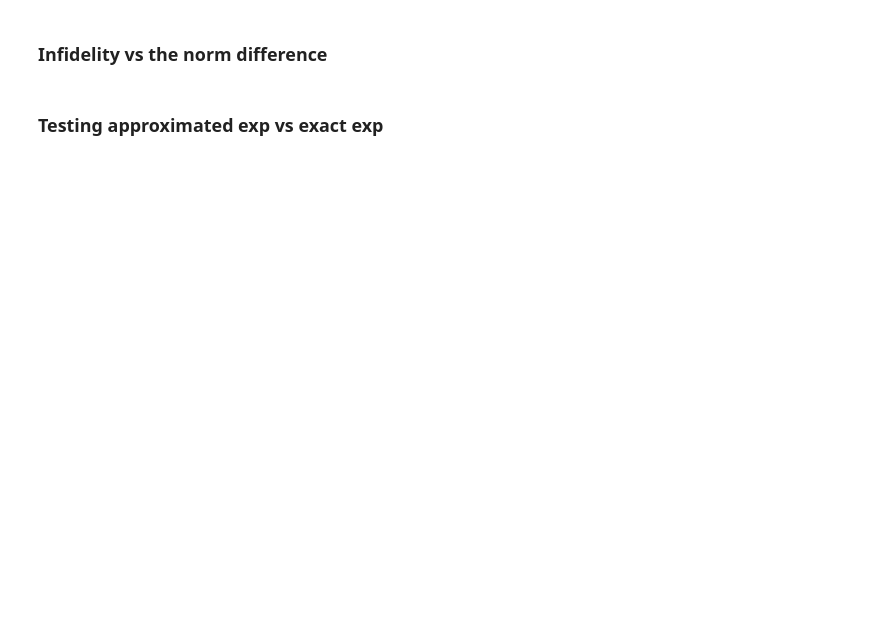
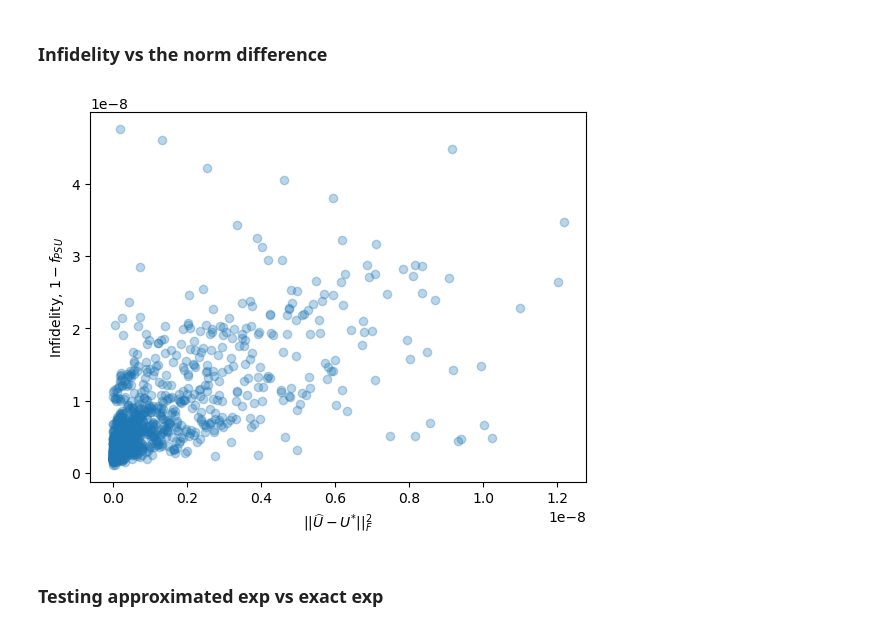
Before and after one commit to dibondar/QControlPolyOpt, a Jupyter notebook: QuantumControlPolyOpt.ipynb, the cells around one changed output. Cells and saved outputs as stored; diff of their text form; code cells hidden in the pictures; blank space fills up the shorter version.

```diff
--- a/QuantumControlPolyOpt.ipynb
+++ b/QuantumControlPolyOpt.ipynb
@@ -411,9 +415,12 @@ ylabel!("Global minimum estimate via" * L"\texttt{TSSOS}")
 # %% [markdown]
 ### Infidelity vs the norm difference
 # %%
-scatter(norm_U_target_minus_obtained .^ 2, 1 .- f_PSU, label=nothing)
-xlabel!(L"\|\| \widehat{U} - U^{\star} \|\|_F^2" )
-ylabel!("Infidelity, " * L"1 - f_{PSU}")
+scatter(norm_U_target_minus_obtained .^ 2, 1 .- f_PSU, alpha=0.3)
+xlabel(L"\|\| \widehat{U} - U^{*} \|\|_F^2" )
+ylabel("Infidelity, " * L"1 - f_{PSU}")
+show()
+# %% [output]
+[figure, added]
 # %% [markdown]
 ### Testing approximated exp vs exact exp
 # %%
```
Also changed, not shown: parts of 10 cells of this notebook, 3 other files.
